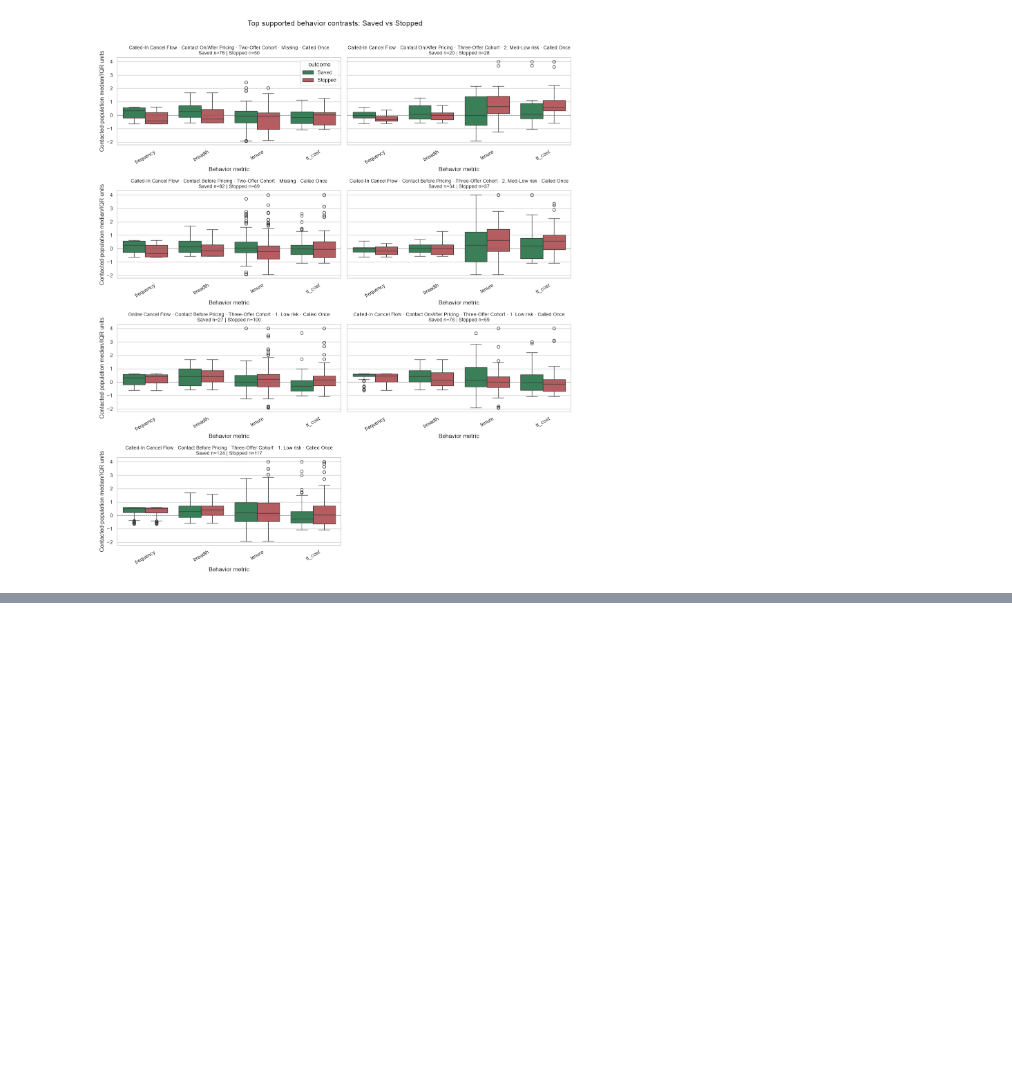
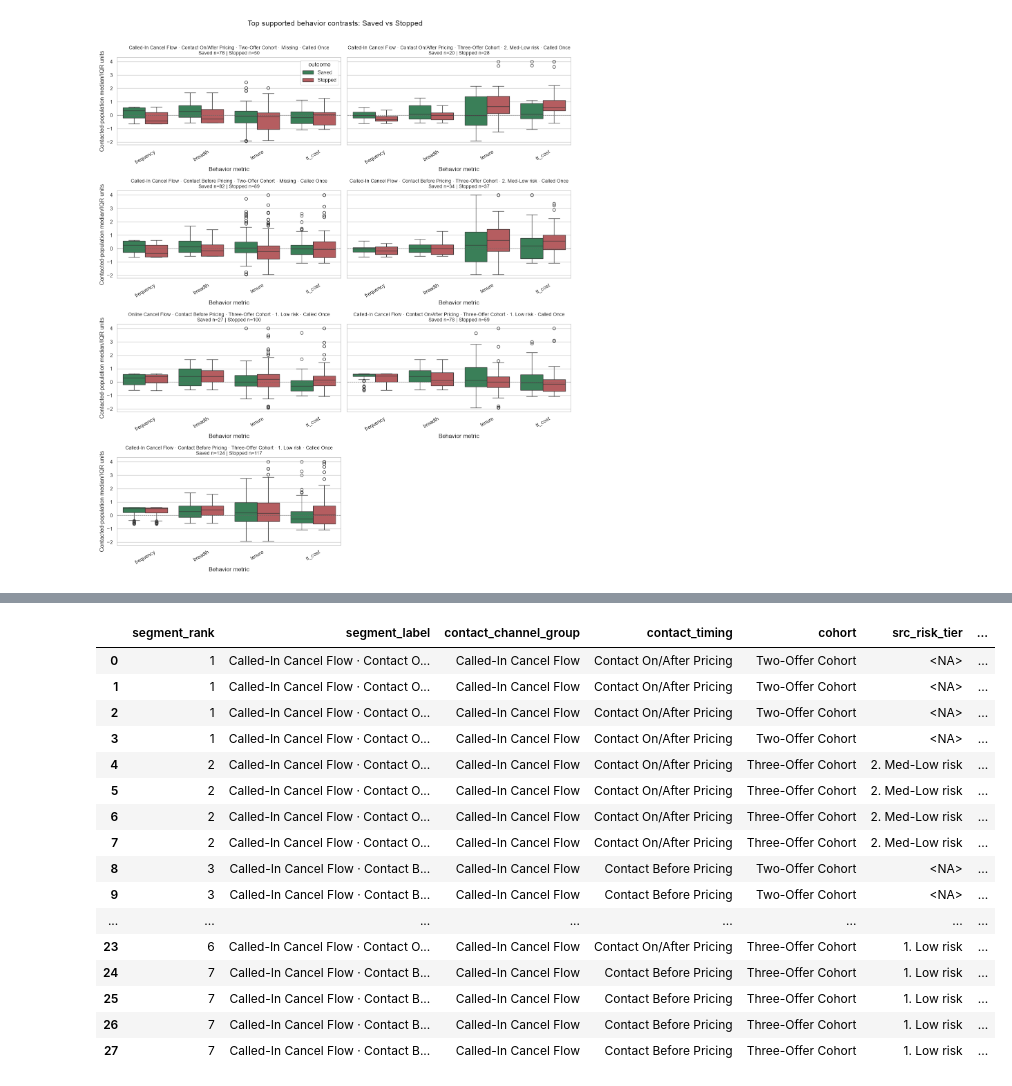
Before and after one commit to ying-gannett/stop_save_pChurn, a Jupyter notebook: src/notebooks/EDA_v2.ipynb, the cells around one changed output, grey strips where cells are left out. Saved outputs shown, nothing was run; the diff lists cells and outputs as text; code cells hidden in the pictures; blank space fills up the shorter version.

```diff
--- a/src/notebooks/EDA_v2.ipynb
+++ b/src/notebooks/EDA_v2.ipynb
@@ -73,6 +75,8 @@ BASE_SEGMENT_FIELDS = [
 PROFILE_FIELDS = [OUTCOME_COL, *BASE_SEGMENT_FIELDS]
 MIN_PROFILE_USERS = 20
 TOP_CONTRASTS = 8
+BOOTSTRAP_ITERATIONS = 2_000  # Set to 0 to skip confidence intervals.
+BOOTSTRAP_CONFIDENCE_LEVEL = 0.95
 # %% [markdown]
 ## 1. Load the matured contacted population
 
@@ -316,0 +330,42 @@ else:
+# %%
+if outcome_contrasts.empty:
+    selected_business_summary = None
+    print("No matched segments meet the minimum sample-size threshold.")
+else:
+    selected_business_summary = build_selected_segment_detail_table(
+        df_action,
+        outcome_contrasts,
+        metrics=NUMERIC_FIELDS,
+        segment_fields=BASE_SEGMENT_FIELDS,
+        reference=behavior_reference,
+        outcome_col=OUTCOME_COL,
+        outcomes=OUTCOMES,
+        id_col=ID_COL,
+        top_n=min(TOP_CONTRASTS, len(outcome_contrasts)),
+        bootstrap_iterations=BOOTSTRAP_ITERATIONS,
+        confidence_level=BOOTSTRAP_CONFIDENCE_LEVEL,
+        random_state=42,
+    )
+    selected_business_summary.to_csv(
+        TABLE_DIR / "selected_segment_business_summary_v2.csv",
+        index=False,
+    )
+    display(selected_business_summary)
+# %% [output]
+|  | segment_rank | segment_label | contact_channel_group | contact_timing | cohort | src_risk_tier | ... |
+| 0 | 1 | Called-In Cancel Flow · Contact O... | Called-In Cancel Flow | Contact On/After Pricing | Two-Offer Cohort | <NA> | ... |
+| 1 | 1 | Called-In Cancel Flow · Contact O... | Called-In Cancel Flow | Contact On/After Pricing | Two-Offer Cohort | <NA> | ... |
+| 2 | 1 | Called-In Cancel Flow · Contact O... | Called-In Cancel Flow | Contact On/After Pricing | Two-Offer Cohort | <NA> | ... |
+| 3 | 1 | Called-In Cancel Flow · Contact O... | Called-In Cancel Flow | Contact On/After Pricing | Two-Offer Cohort | <NA> | ... |
+| 4 | 2 | Called-In Cancel Flow · Contact O... | Called-In Cancel Flow | Contact On/After Pricing | Three-Offer Cohort | 2. Med-Low risk | ... |
+| 5 | 2 | Called-In Cancel Flow · Contact O... | Called-In Cancel Flow | Contact On/After Pricing | Three-Offer Cohort | 2. Med-Low risk | ... |
+| 6 | 2 | Called-In Cancel Flow · Contact O... | Called-In Cancel Flow | Contact On/After Pricing | Three-Offer Cohort | 2. Med-Low risk | ... |
+| 7 | 2 | Called-In Cancel Flow · Contact O... | Called-In Cancel Flow | Contact On/After Pricing | Three-Offer Cohort | 2. Med-Low risk | ... |
+| 8 | 3 | Called-In Cancel Flow · Contact B... | Called-In Cancel Flow | Contact Before Pricing | Two-Offer Cohort | <NA> | ... |
+| 9 | 3 | Called-In Cancel Flow · Contact B... | Called-In Cancel Flow | Contact Before Pricing | Two-Offer Cohort | <NA> | ... |
+| ... | ... | ... | ... | ... | ... | ... | ... |
+| 23 | 6 | Called-In Cancel Flow · Contact O... | Called-In Cancel Flow | Contact On/After Pricing | Three-Offer Cohort | 1. Low risk | ... |
+| 24 | 7 | Called-In Cancel Flow · Contact B... | Called-In Cancel Flow | Contact Before Pricing | Three-Offer Cohort | 1. Low risk | ... |
+| 25 | 7 | Called-In Cancel Flow · Contact B... | Called-In Cancel Flow | Contact Before Pricing | Three-Offer Cohort | 1. Low risk | ... |
+| 26 | 7 | Called-In Cancel Flow · Contact B... | Called-In Cancel Flow | Contact Before Pricing | Three-Offer Cohort | 1. Low risk | ... |
+| 27 | 7 | Called-In Cancel Flow · Contact B... | Called-In Cancel Flow | Contact Before Pricing | Three-Offer Cohort | 1. Low risk | ... |
```
Also changed, not shown: parts of 5 cells of this notebook, 2 other files.
